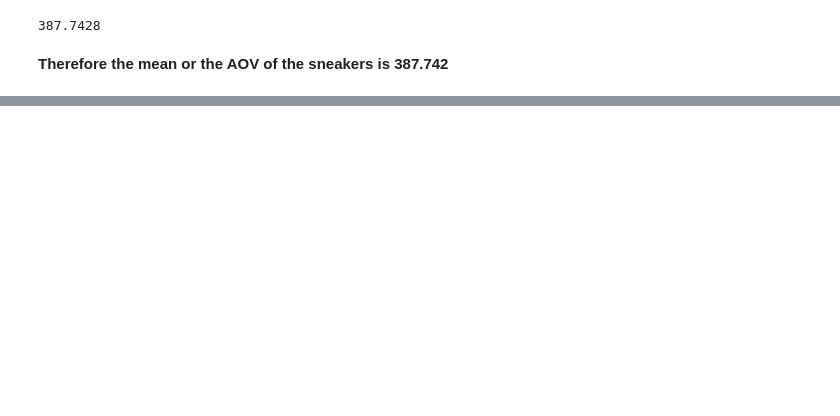
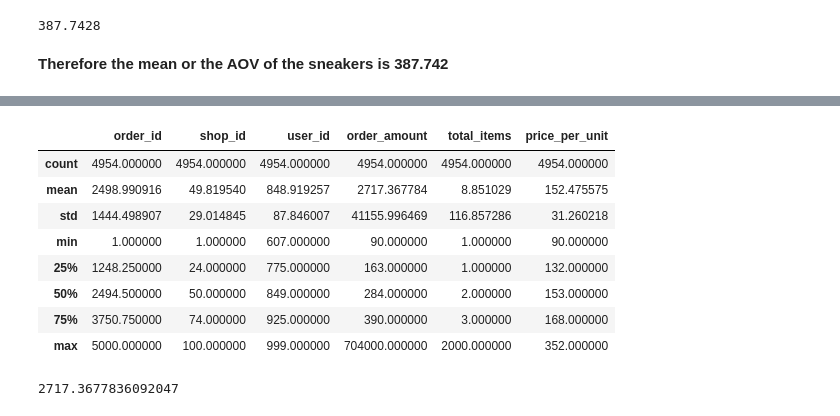
Before and after one commit to valli180/shopify_challenge, a Jupyter notebook: shopify_project.ipynb, the cells around one changed output, grey strips where cells are left out. Cells and saved outputs as stored; diff of their text form; code cells hidden in the pictures; blank space fills up the shorter version.

```diff
--- a/shopify_project.ipynb
+++ b/shopify_project.ipynb
@@ -39,0 +152,18 @@ df["price_per_unit"].mean()
+# %%
+no_outlier_df = df[df["price_per_unit"]<df["price_per_unit"].max()]
+# %%
+no_outlier_df.describe()
+# %% [output]
+|  | order_id | shop_id | user_id | order_amount | total_items | price_per_unit |
+| count | 4954.000000 | 4954.000000 | 4954.000000 | 4954.000000 | 4954.000000 | 4954.000000 |
+| mean | 2498.990916 | 49.819540 | 848.919257 | 2717.367784 | 8.851029 | 152.475575 |
+| std | 1444.498907 | 29.014845 | 87.846007 | 41155.996469 | 116.857286 | 31.260218 |
+| min | 1.000000 | 1.000000 | 607.000000 | 90.000000 | 1.000000 | 90.000000 |
+| 25% | 1248.250000 | 24.000000 | 775.000000 | 163.000000 | 1.000000 | 132.000000 |
+| 50% | 2494.500000 | 50.000000 | 849.000000 | 284.000000 | 2.000000 | 153.000000 |
+| 75% | 3750.750000 | 74.000000 | 925.000000 | 390.000000 | 3.000000 | 168.000000 |
+| max | 5000.000000 | 100.000000 | 999.000000 | 704000.000000 | 2000.000000 | 352.000000 |
+# %%
+no_outlier_df["order_amount"].mean()
+# %% [output]
+2717.3677836092047
```
Also changed, not shown: parts of 24 cells of this notebook, 3 other files.
